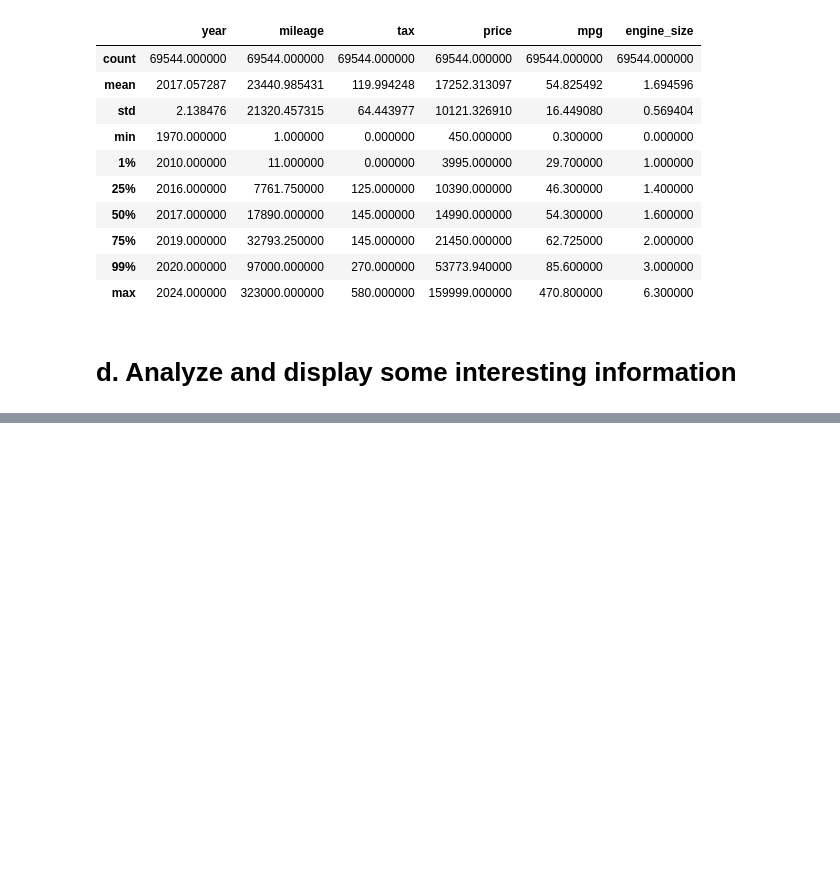
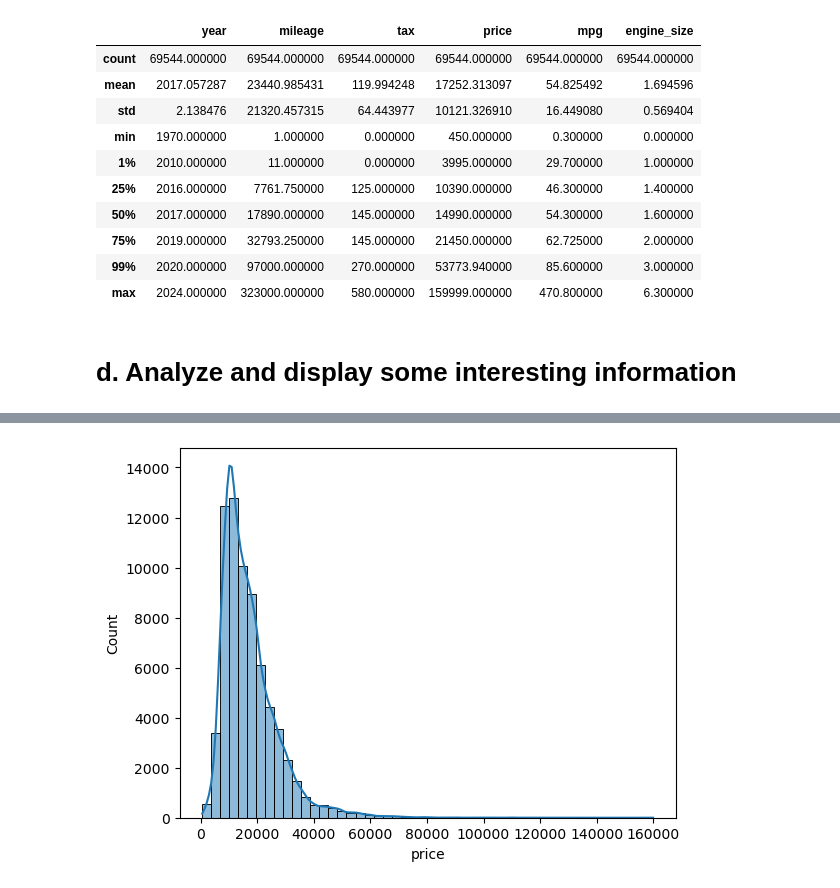
Before and after one commit to josiah-awaao/lab_2, a Jupyter notebook: Lab2_JAw622.ipynb, the cells around one changed output, grey strips where cells are left out. Cells and saved outputs as stored; diff of their text form; code cells hidden in the pictures; blank space fills up the shorter version.

```diff
--- a/Lab2_JAw622.ipynb
+++ b/Lab2_JAw622.ipynb
@@ -121,0 +220,7 @@ Name: 734, dtype: object
+# %%
+# f. Univariate analysis: price distribution
+
+sns.histplot(df['price'], bins=50, kde=True)
+plt.show()
+# %% [output]
+[figure, added]
```
Also changed, not shown: parts of 27 cells of this notebook, 1 other file.
